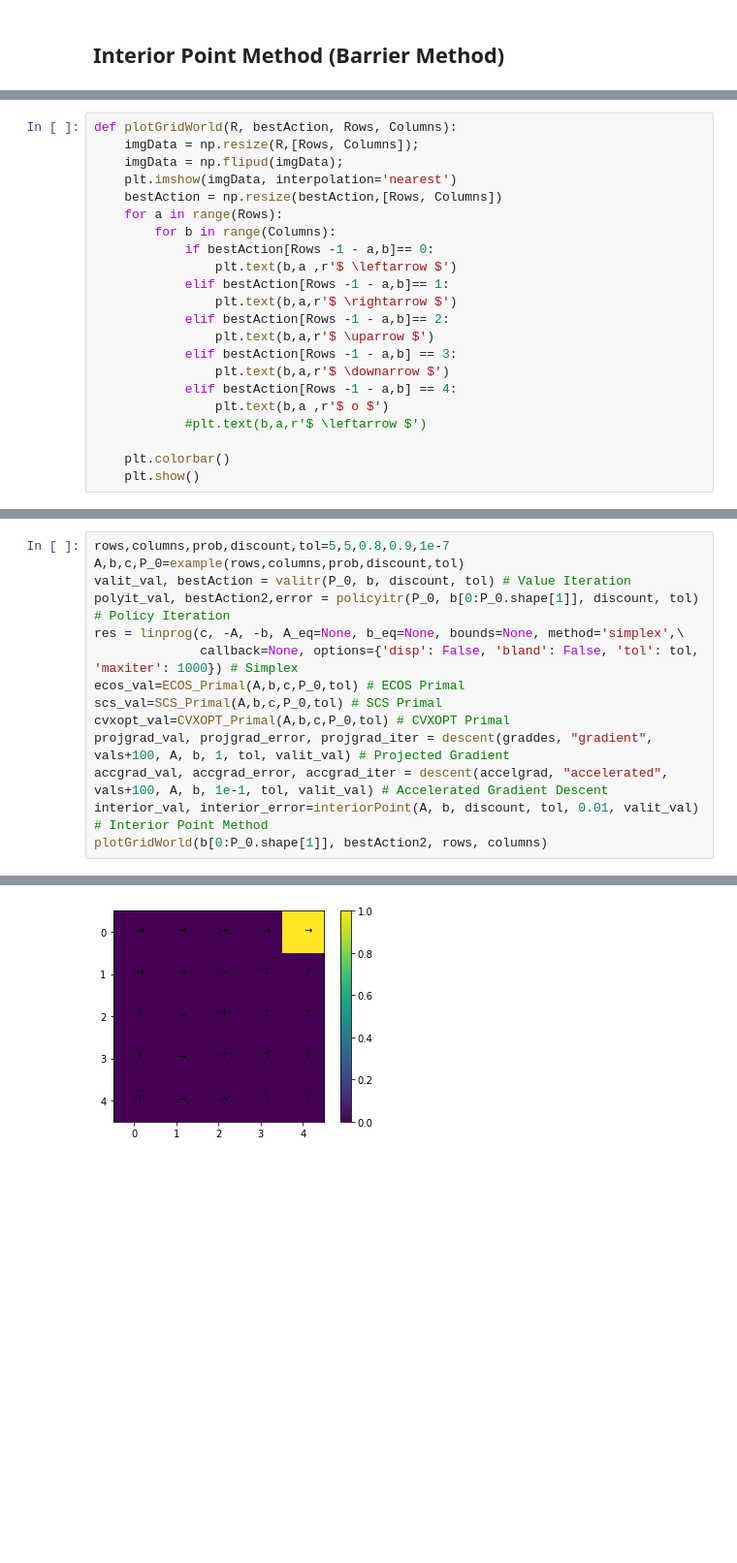
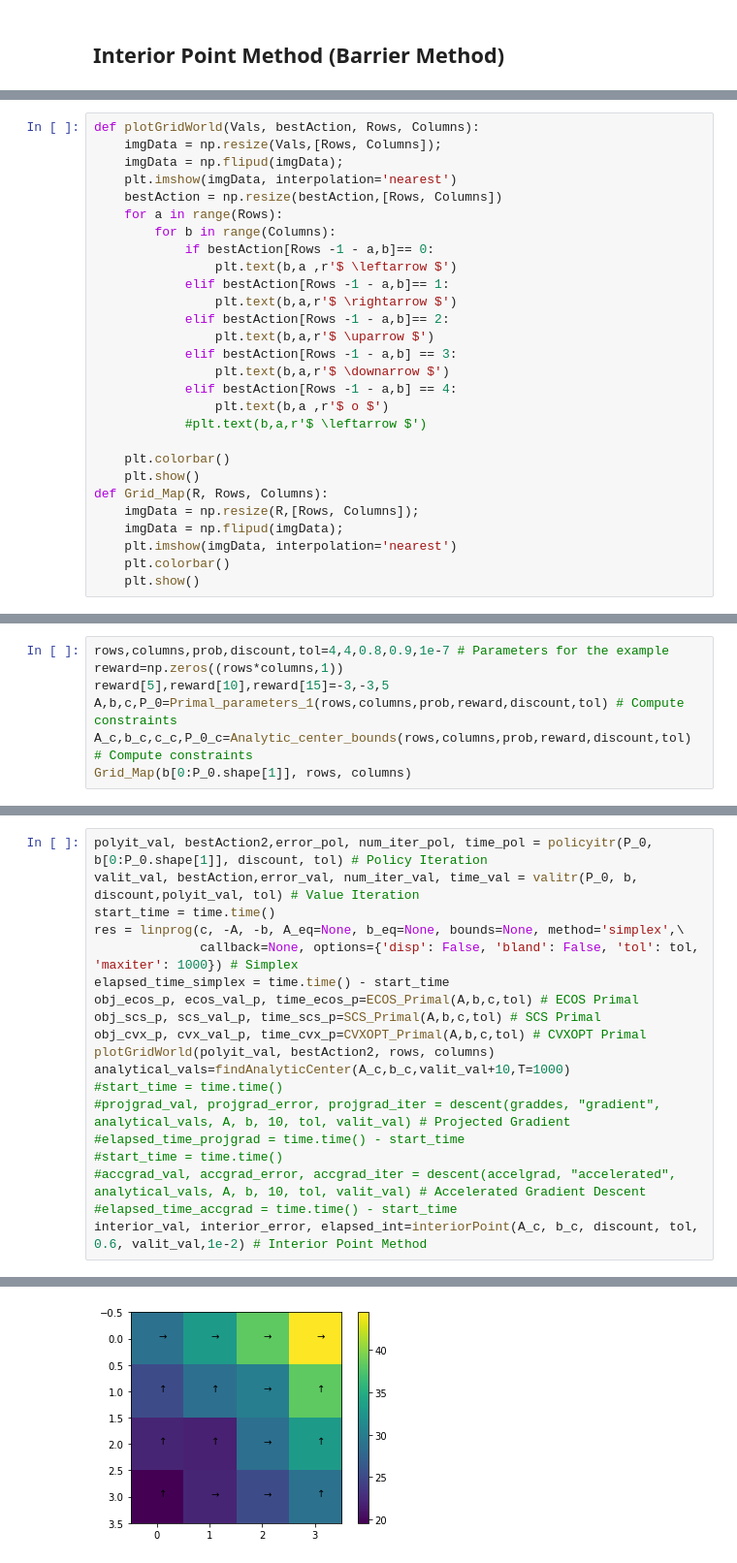
Before and after one commit to akhshah/cvxproj, a Jupyter notebook: GridWorld.ipynb, the cells around one changed output, grey strips where cells are left out. Shown at 97% size. Drawn from its saved outputs; the diff is of its cells as text; blank space fills up the shorter version.

Commit message:
Add files via upload
interior point

```diff
--- a/GridWorld.ipynb
+++ b/GridWorld.ipynb
@@ -651,6 +914,6 @@ def interiorPoint(A, b, discount, eps, alpha, stateValsOpt):
 # %%
-def plotGridWorld(R, bestAction, Rows, Columns):
-    imgData = np.resize(R,[Rows, Columns]);
+def plotGridWorld(Vals, bestAction, Rows, Columns):
+    imgData = np.resize(Vals,[Rows, Columns]);
     imgData = np.flipud(imgData);
     plt.imshow(imgData, interpolation='nearest')
     bestAction = np.resize(bestAction,[Rows, Columns])
@@ -670,6 +933,12 @@ def plotGridWorld(R, bestAction, Rows, Columns):
 
     plt.colorbar()
     plt.show()
+def Grid_Map(R, Rows, Columns):
+    imgData = np.resize(R,[Rows, Columns]);
+    imgData = np.flipud(imgData);
+    plt.imshow(imgData, interpolation='nearest')
+    plt.colorbar()
+    plt.show()
 # %% [markdown]
 ### Examples
 
@@ -676,0 +952,7 @@ In the first example we use a 5 by 5 grid world example to compare the required
+# %%
+rows,columns,prob,discount,tol=4,4,0.8,0.9,1e-7 # Parameters for the example
+reward=np.zeros((rows*columns,1))
+reward[5],reward[10],reward[15]=-3,-3,5
+A,b,c,P_0=Primal_parameters_1(rows,columns,prob,reward,discount,tol) # Compute constraints
+A_c,b_c,c_c,P_0_c=Analytic_center_bounds(rows,columns,prob,reward,discount,tol) # Compute constraints
+Grid_Map(b[0:P_0.shape[1]], rows, columns)
@@ -677,15 +961,20 @@ In the first example we use a 5 by 5 grid world example to compare the required
 # %%
-rows,columns,prob,discount,tol=5,5,0.8,0.9,1e-7
-A,b,c,P_0=example(rows,columns,prob,discount,tol)
-valit_val, bestAction = valitr(P_0, b, discount, tol) # Value Iteration
-polyit_val, bestAction2,error = policyitr(P_0, b[0:P_0.shape[1]], discount, tol) # Policy Iteration
+polyit_val, bestAction2,error_pol, num_iter_pol, time_pol = policyitr(P_0, b[0:P_0.shape[1]], discount, tol) # Policy Iteration
+valit_val, bestAction,error_val, num_iter_val, time_val = valitr(P_0, b, discount,polyit_val, tol) # Value Iteration
+start_time = time.time()
 res = linprog(c, -A, -b, A_eq=None, b_eq=None, bounds=None, method='simplex',\
               callback=None, options={'disp': False, 'bland': False, 'tol': tol, 'maxiter': 1000}) # Simplex
-ecos_val=ECOS_Primal(A,b,c,P_0,tol) # ECOS Primal
-scs_val=SCS_Primal(A,b,c,P_0,tol) # SCS Primal
-cvxopt_val=CVXOPT_Primal(A,b,c,P_0,tol) # CVXOPT Primal
-projgrad_val, projgrad_error, projgrad_iter = descent(graddes, "gradient", vals+100, A, b, 1, tol, valit_val) # Projected Gradient
-accgrad_val, accgrad_error, accgrad_iter = descent(accelgrad, "accelerated", vals+100, A, b, 1e-1, tol, valit_val) # Accelerated Gradient Descent
-interior_val, interior_error=interiorPoint(A, b, discount, tol, 0.01, valit_val) # Interior Point Method
-plotGridWorld(b[0:P_0.shape[1]], bestAction2, rows, columns)
+elapsed_time_simplex = time.time() - start_time
+obj_ecos_p, ecos_val_p, time_ecos_p=ECOS_Primal(A,b,c,tol) # ECOS Primal
+obj_scs_p, scs_val_p, time_scs_p=SCS_Primal(A,b,c,tol) # SCS Primal
+obj_cvx_p, cvx_val_p, time_cvx_p=CVXOPT_Primal(A,b,c,tol) # CVXOPT Primal
+plotGridWorld(polyit_val, bestAction2, rows, columns)
+analytical_vals=findAnalyticCenter(A_c,b_c,valit_val+10,T=1000)
+#start_time = time.time()
+#projgrad_val, projgrad_error, projgrad_iter = descent(graddes, "gradient", analytical_vals, A, b, 10, tol, valit_val) # Projected Gradient
+#elapsed_time_projgrad = time.time() - start_time
+#start_time = time.time()
+#accgrad_val, accgrad_error, accgrad_iter = descent(accelgrad, "accelerated", analytical_vals, A, b, 10, tol, valit_val) # Accelerated Gradient Descent
+#elapsed_time_accgrad = time.time() - start_time
+interior_val, interior_error, elapsed_int=interiorPoint(A_c, b_c, discount, tol, 0.6, valit_val,1e-2) # Interior Point Method
 # %% [output]
@@ -692 +998 @@ plotGridWorld(b[0:P_0.shape[1]], bestAction2, rows, columns)
-[figure, old version]
+[figure, new version]
```
Also changed, not shown: parts of 60 cells of this notebook.
